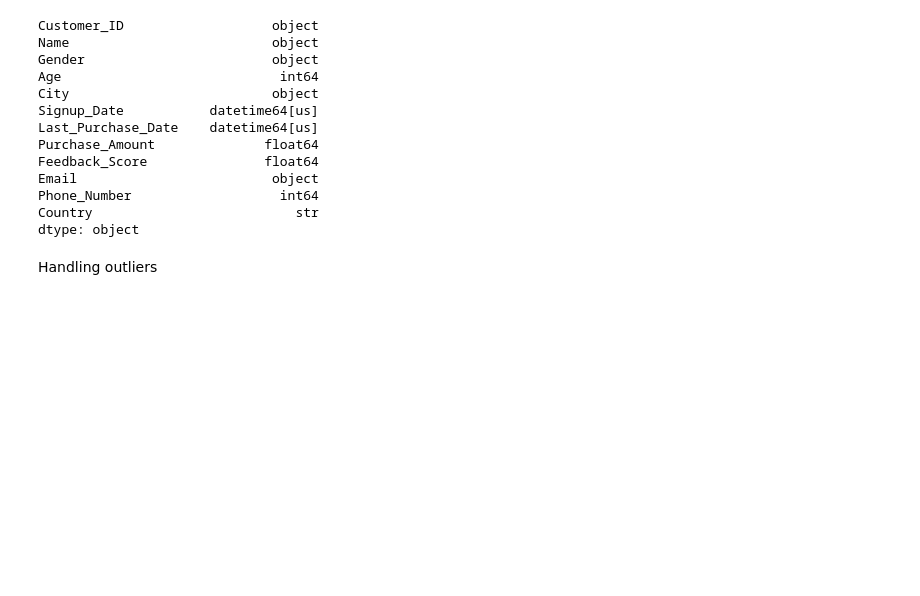
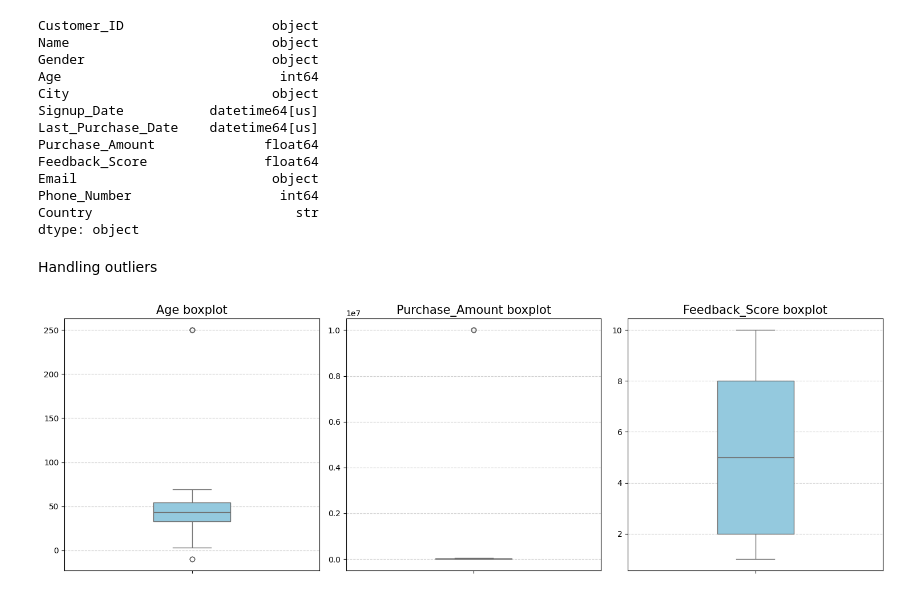
Before and after one commit to Rupesh-AI404/EDA-Projects, a Jupyter notebook: Data Cleaning/messy_customer_sales_data.ipynb, the cells around one changed output. Saved outputs shown, nothing was run; the diff lists cells and outputs as text; code cells hidden in the pictures; blank space fills up the shorter version.

```diff
--- a/Data Cleaning/messy_customer_sales_data.ipynb
+++ b/Data Cleaning/messy_customer_sales_data.ipynb
@@ -590,3 +590,21 @@ Country                          str
 dtype: object
 # %% [markdown]
 Handling outliers
+# %%
+import matplotlib.pyplot as plt
+import seaborn as sns
+
+cols  = ['Age', 'Purchase_Amount', 'Feedback_Score']
+plt.figure(figsize=(15,5))
+
+for i, col in enumerate(cols, 1):
+    plt.subplot(1,3,i)
+    sns.boxplot(y = df[col], color = 'skyblue', width = 0.3)
+    plt.title(f'{col} boxplot', fontsize = 15)
+    plt.ylabel('')
+    plt.grid(axis='y', linestyle='--', alpha=0.6)
+
+plt.tight_layout()
+plt.show()
+# %% [output]
+[figure, added]
```
